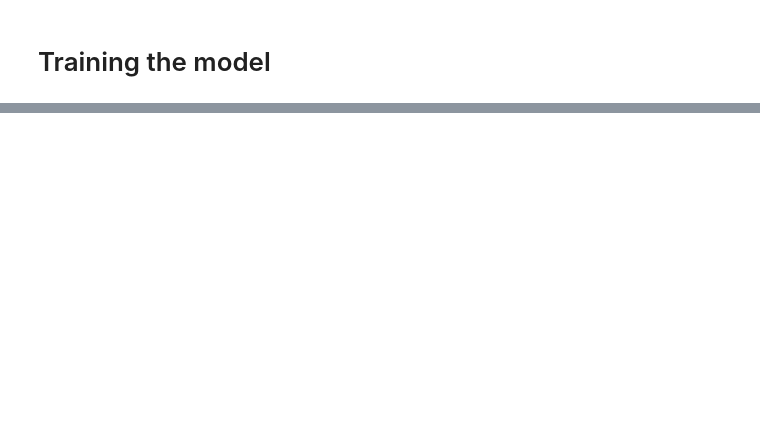
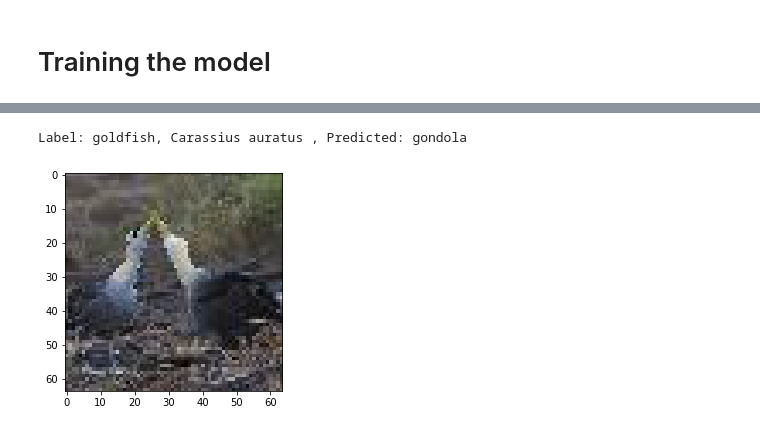
Before and after one commit to YorkNishi999/cs760pj, a Jupyter notebook: DeViSE_img_CNN.ipynb, the cells around one changed output, grey strips where cells are left out. Saved outputs shown, nothing was run; the diff lists cells and outputs as text; code cells hidden in the pictures; blank space fills up the shorter version.

```diff
--- a/DeViSE_img_CNN.ipynb
+++ b/DeViSE_img_CNN.ipynb
@@ -326,0 +453,7 @@ IndexError: Target 81 is out of bounds.
+# %%
+img, label = test_dataset[110]
+plt.imshow(img.permute(1, 2, 0))
+print('Label:', train_dataset.classes[label], ', Predicted:', predict_image(img, model))
+# %% [output]
+Label: goldfish, Carassius auratus , Predicted: gondola
+[figure, added]
```
Also changed, not shown: parts of 19 cells of this notebook, 1 other file.
